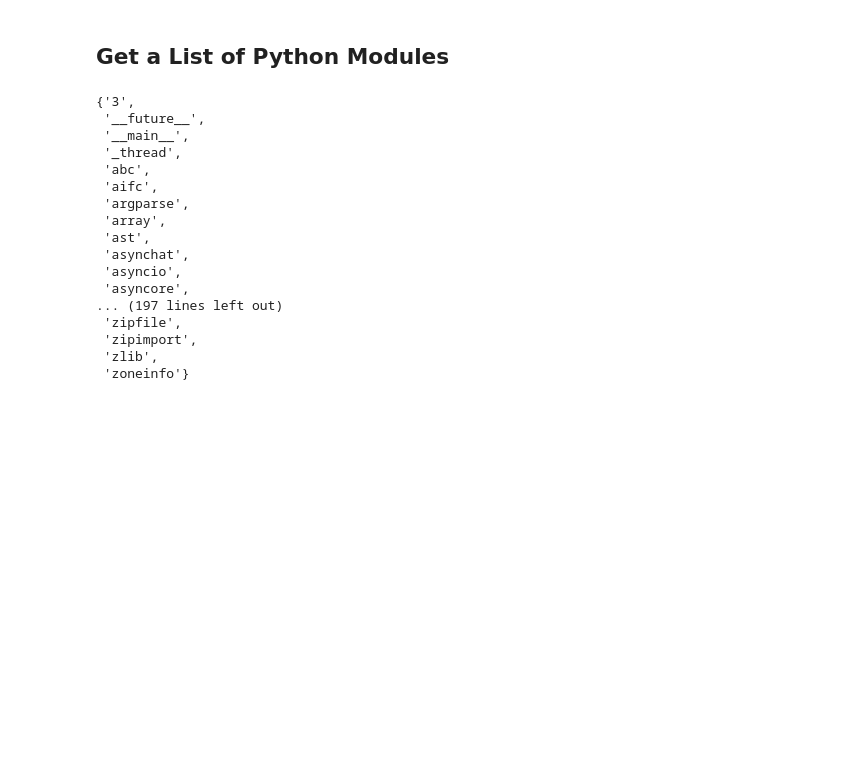
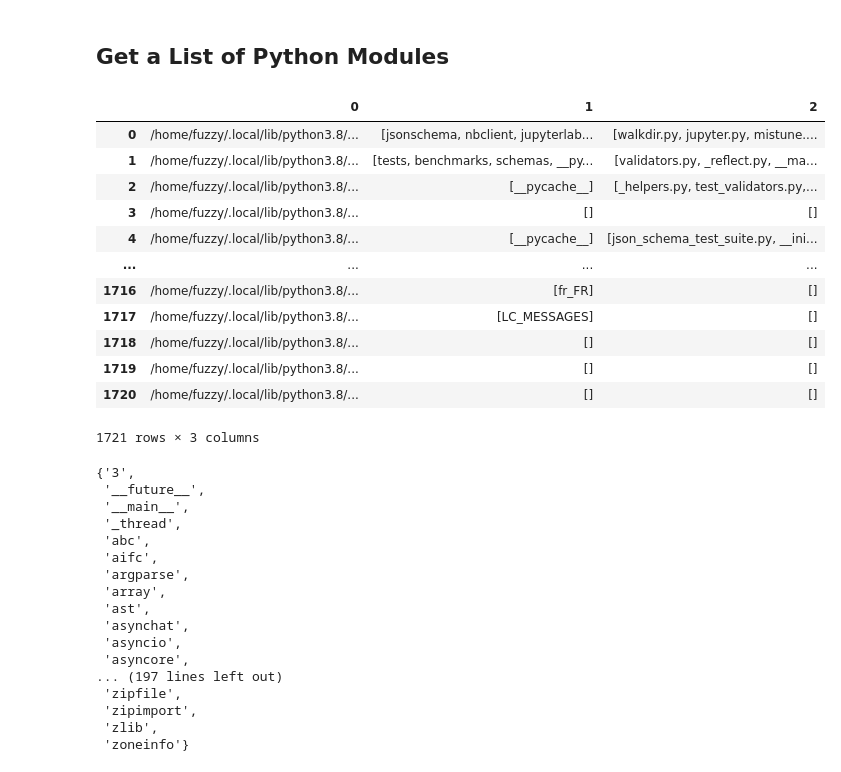
Before and after one commit to fuzzyklein/hw-4.2.0, a Jupyter notebook: nb/imports.ipynb, the cells around one changed output. Cells and saved outputs as stored; diff of their text form; code cells hidden in the pictures; blank space fills up the shorter version.

```diff
--- a/nb/imports.ipynb
+++ b/nb/imports.ipynb
@@ -60,4 +84,20 @@ except:
     PYTHON_MODULES = list(sorted([n for n in listdir(path) if not n.startswith(PERIOD)], key=str.lower))
+# %%
+DataFrame(list(filtered_walk(site.USER_SITE, included_files=['*.py'])))
+# %% [output]
+|  | 0 | 1 | 2 |
+| 0 | /home/fuzzy/.local/lib/python3.8/... | [jsonschema, nbclient, jupyterlab... | [walkdir.py, jupyter.py, mistune.... |
+| 1 | /home/fuzzy/.local/lib/python3.8/... | [tests, benchmarks, schemas, __py... | [validators.py, _reflect.py, __ma... |
+| 2 | /home/fuzzy/.local/lib/python3.8/... | [__pycache__] | [_helpers.py, test_validators.py,... |
+| 3 | /home/fuzzy/.local/lib/python3.8/... | [] | [] |
+| 4 | /home/fuzzy/.local/lib/python3.8/... | [__pycache__] | [json_schema_test_suite.py, __ini... |
+| ... | ... | ... | ... |
+| 1716 | /home/fuzzy/.local/lib/python3.8/... | [fr_FR] | [] |
+| 1717 | /home/fuzzy/.local/lib/python3.8/... | [LC_MESSAGES] | [] |
+| 1718 | /home/fuzzy/.local/lib/python3.8/... | [] | [] |
+| 1719 | /home/fuzzy/.local/lib/python3.8/... | [] | [] |
+| 1720 | /home/fuzzy/.local/lib/python3.8/... | [] | [] |
+1721 rows × 3 columns
 # %%
 PYTHON_MODULES
 # %% [output]
```
Also changed, not shown: parts of 50 cells of this notebook, 16 other files.
